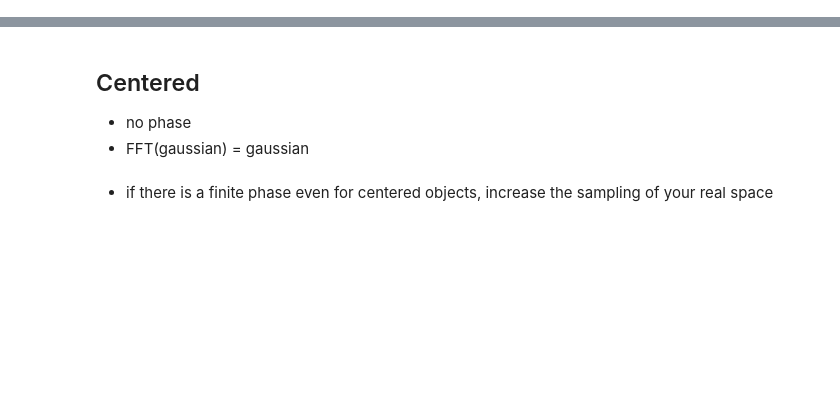
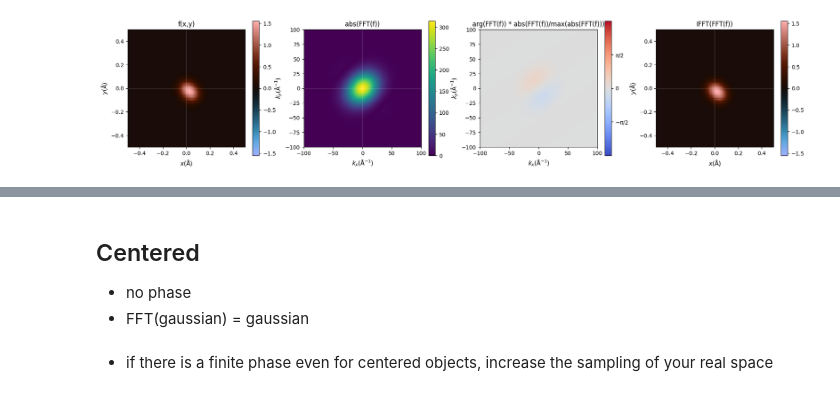
Before and after one commit to liborsold/fft_electronic_spin_density, a Jupyter notebook: fft_examples.ipynb, the cells around one changed output, grey strips where cells are left out. Saved outputs shown, nothing was run; the diff lists cells and outputs as text; code cells hidden in the pictures; blank space fills up the shorter version.

```diff
--- a/fft_examples.ipynb
+++ b/fft_examples.ipynb
@@ -133,0 +173,10 @@ def plot(f, F, X, Y, x_lim=None, kx_lim=None, interpolate_plot=False):
+# %%
+dx_image = 0.05
+dy_image = -0.05
+
+sigma = 0.1
+f = gaussian(X, Y, dx_image, dy_image, sigma=0.5*sigma) + gaussian(X, Y, 0, 0, sigma=0.5*sigma)
+F_amp, F_phase = fourier_transform(f)
+plot(f, (F_amp, F_phase), X, Y, x_lim=0.5, kx_lim=100)
+# %% [output]
+[figure, added]
```
Also changed, not shown: parts of 8 cells of this notebook.
